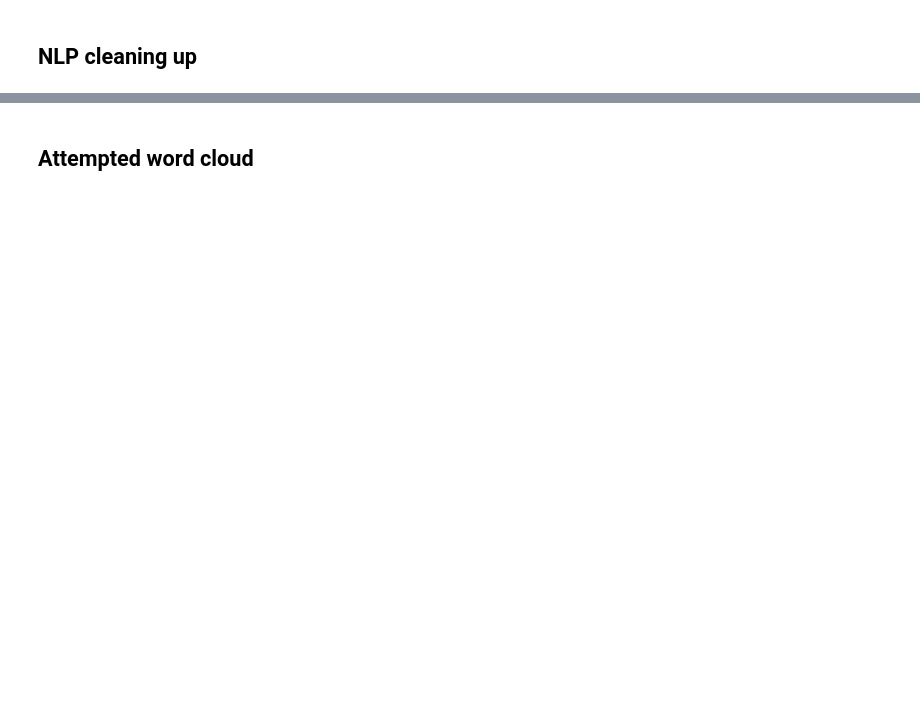
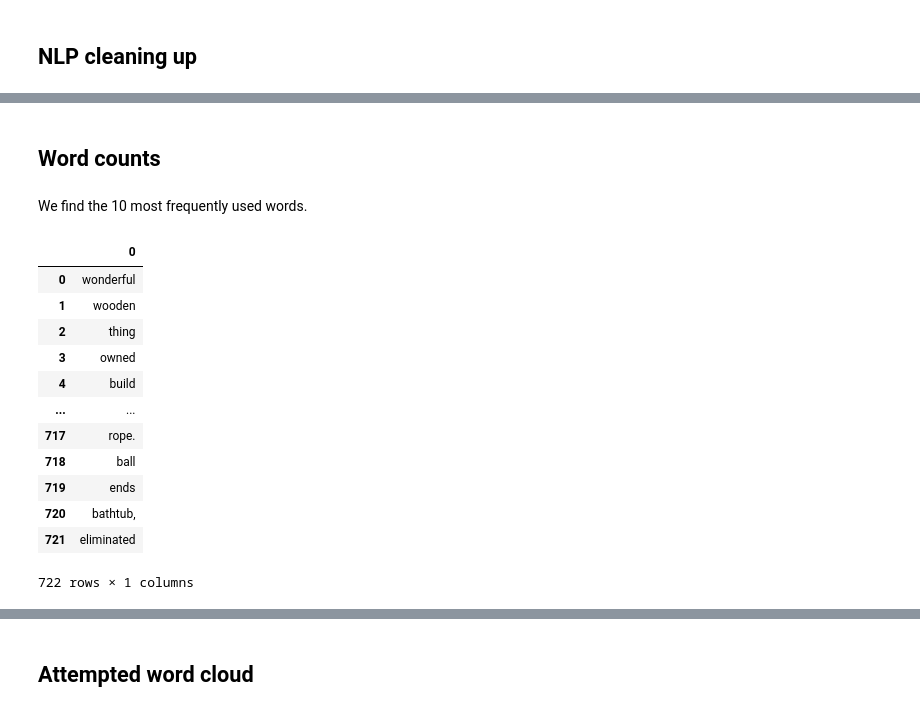
Before and after one commit to MathmoBen/Taskmaster, a Jupyter notebook: Taskmaster16.ipynb, the cells around one changed output, grey strips where cells are left out. Cells and saved outputs as stored; diff of their text form; code cells hidden in the pictures; blank space fills up the shorter version.

Commit message:
Add files via upload
Added version with a bit of a word count.

```diff
--- a/Taskmaster16.ipynb
+++ b/Taskmaster16.ipynb
@@ -202,0 +405,21 @@ len(tasks_no_stop)
+# %% [markdown]
+## Word counts
+# %% [markdown]
+We find the 10 most frequently used words.
+# %%
+df = pd.DataFrame(tasks_no_stop)
+df
+# %% [output]
+|  | 0 |
+| 0 | wonderful |
+| 1 | wooden |
+| 2 | thing |
+| 3 | owned |
+| 4 | build |
+| ... | ... |
+| 717 | rope. |
+| 718 | ball |
+| 719 | ends |
+| 720 | bathtub, |
+| 721 | eliminated |
+722 rows × 1 columns
```
Also changed, not shown: parts of 23 cells of this notebook.
